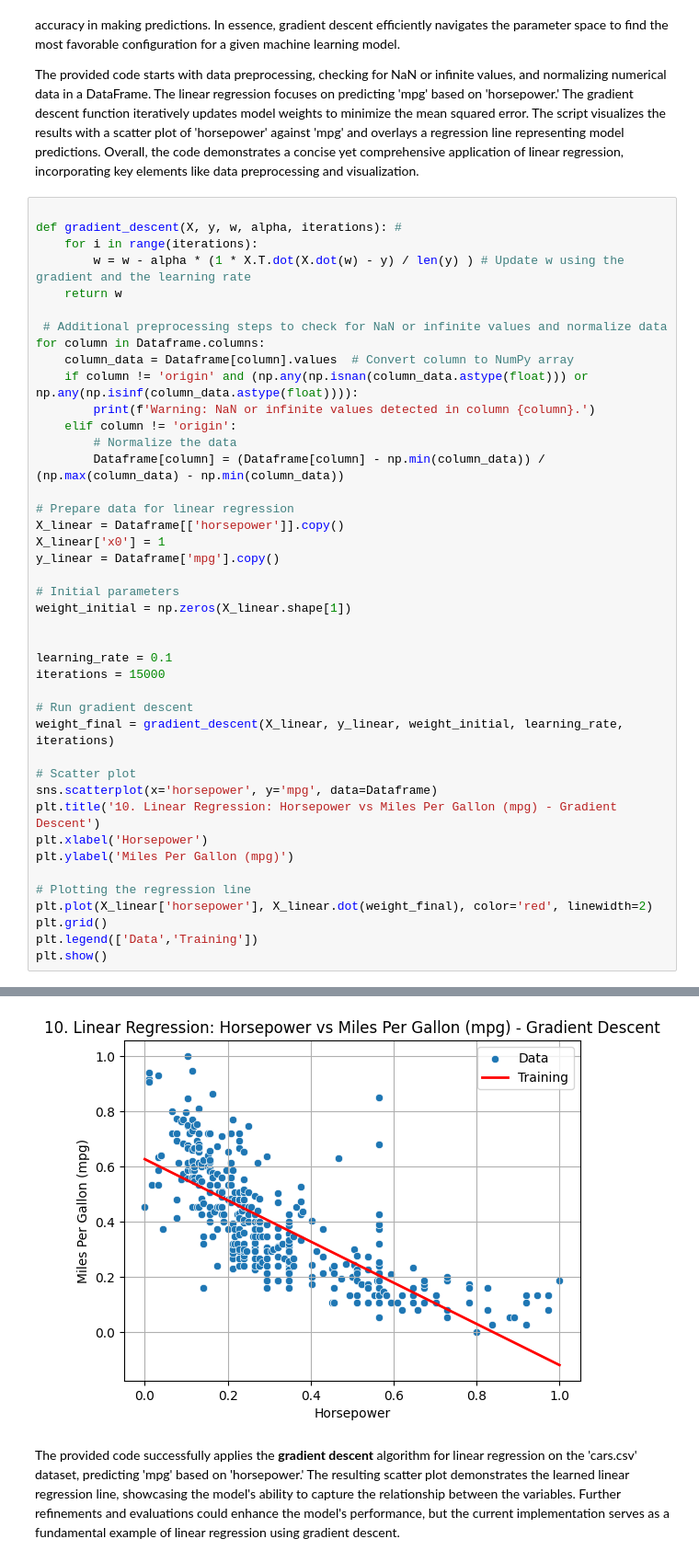
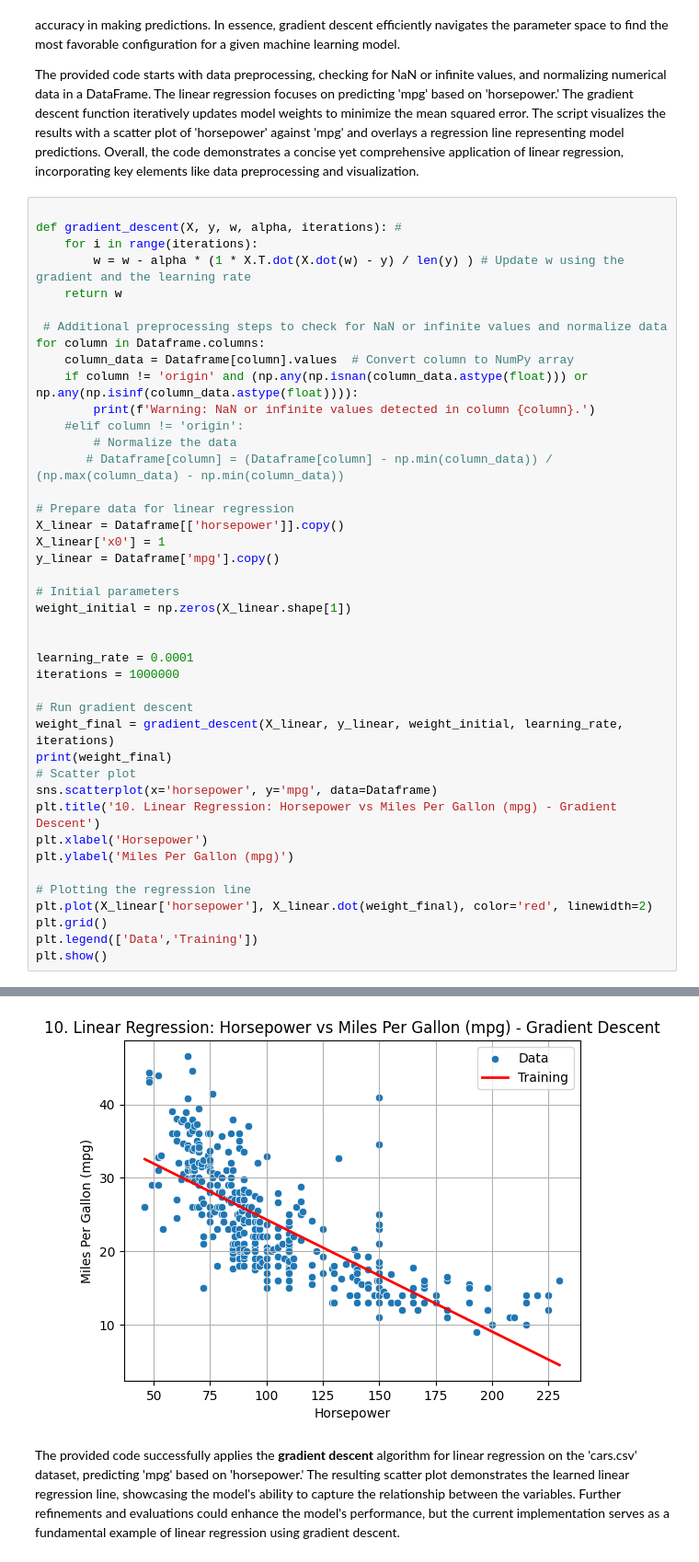
Before and after one commit to Omarmasalmah/Machine_Learning-Assignment_1-, a Jupyter notebook: code.ipynb, the cells around one changed output, grey strips where cells are left out. Shown at 92% size. Saved outputs shown, nothing was run; the diff lists cells and outputs as text.

```diff
--- a/code.ipynb
+++ b/code.ipynb
@@ -279,9 +279,9 @@ for column in Dataframe.columns:
     column_data = Dataframe[column].values  # Convert column to NumPy array
     if column != 'origin' and (np.any(np.isnan(column_data.astype(float))) or np.any(np.isinf(column_data.astype(float)))):
         print(f'Warning: NaN or infinite values detected in column {column}.')
-    elif column != 'origin':
+    #elif column != 'origin':
         # Normalize the data
-        Dataframe[column] = (Dataframe[column] - np.min(column_data)) / (np.max(column_data) - np.min(column_data))
+       # Dataframe[column] = (Dataframe[column] - np.min(column_data)) / (np.max(column_data) - np.min(column_data))
 
 # Prepare data for linear regression
 X_linear = Dataframe[['horsepower']].copy()
@@ -292,12 +292,12 @@ y_linear = Dataframe['mpg'].copy()
 weight_initial = np.zeros(X_linear.shape[1])
 
 
-learning_rate = 0.1
-iterations = 15000
+learning_rate = 0.0001
+iterations = 1000000
 
 # Run gradient descent
 weight_final = gradient_descent(X_linear, y_linear, weight_initial, learning_rate, iterations)
-
+print(weight_final)
 # Scatter plot
 sns.scatterplot(x='horsepower', y='mpg', data=Dataframe)
 plt.title('10. Linear Regression: Horsepower vs Miles Per Gallon (mpg) - Gradient Descent')
@@ -313,4 +316,4 @@ plt.show()
-[figure, old version]
+[figure, new version]
 # %% [markdown]
 The provided code successfully applies the **gradient descent** algorithm for linear regression on the 'cars.csv' dataset, predicting 'mpg' based on 'horsepower.' The resulting scatter plot demonstrates the learned linear regression line, showcasing the model's ability to capture the relationship between the variables. Further refinements and evaluations could enhance the model's performance, but the current implementation serves as a fundamental example of linear regression using gradient descent.
 # %% [markdown]
```
Also changed, not shown: parts of 1 cell of this notebook.
